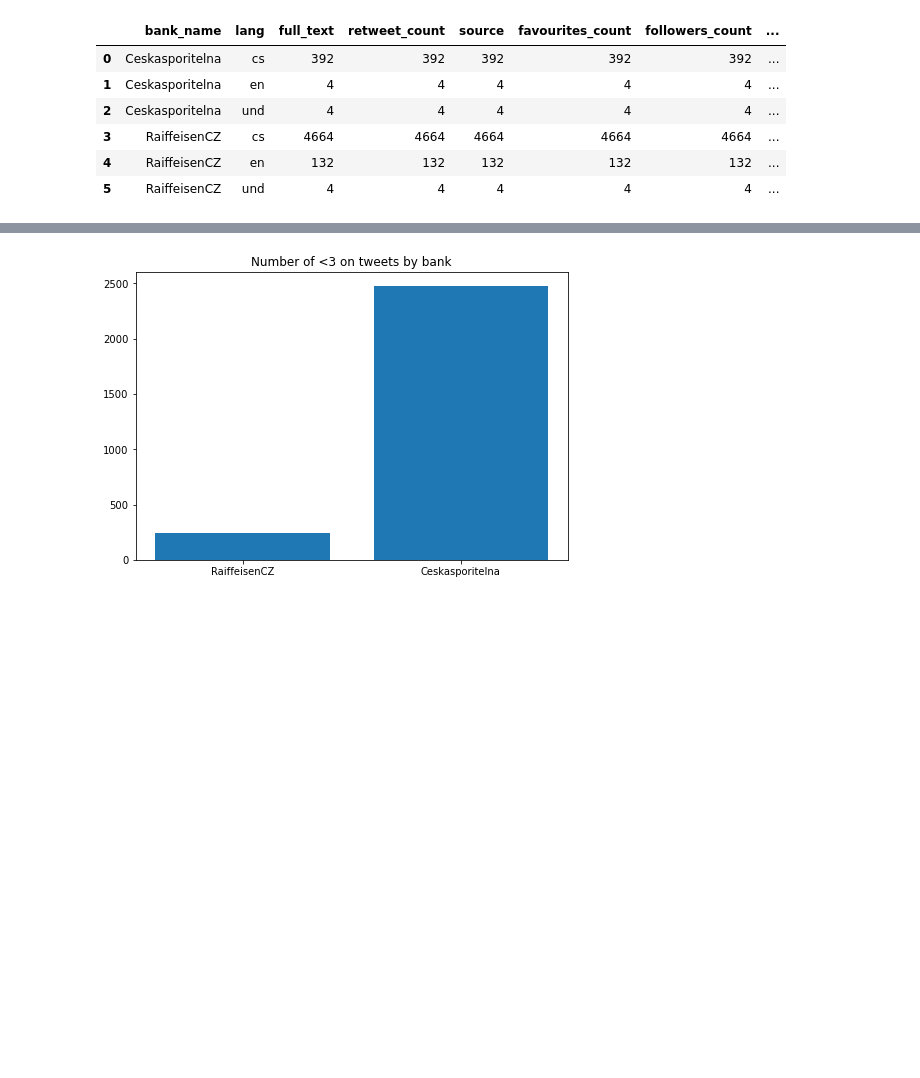
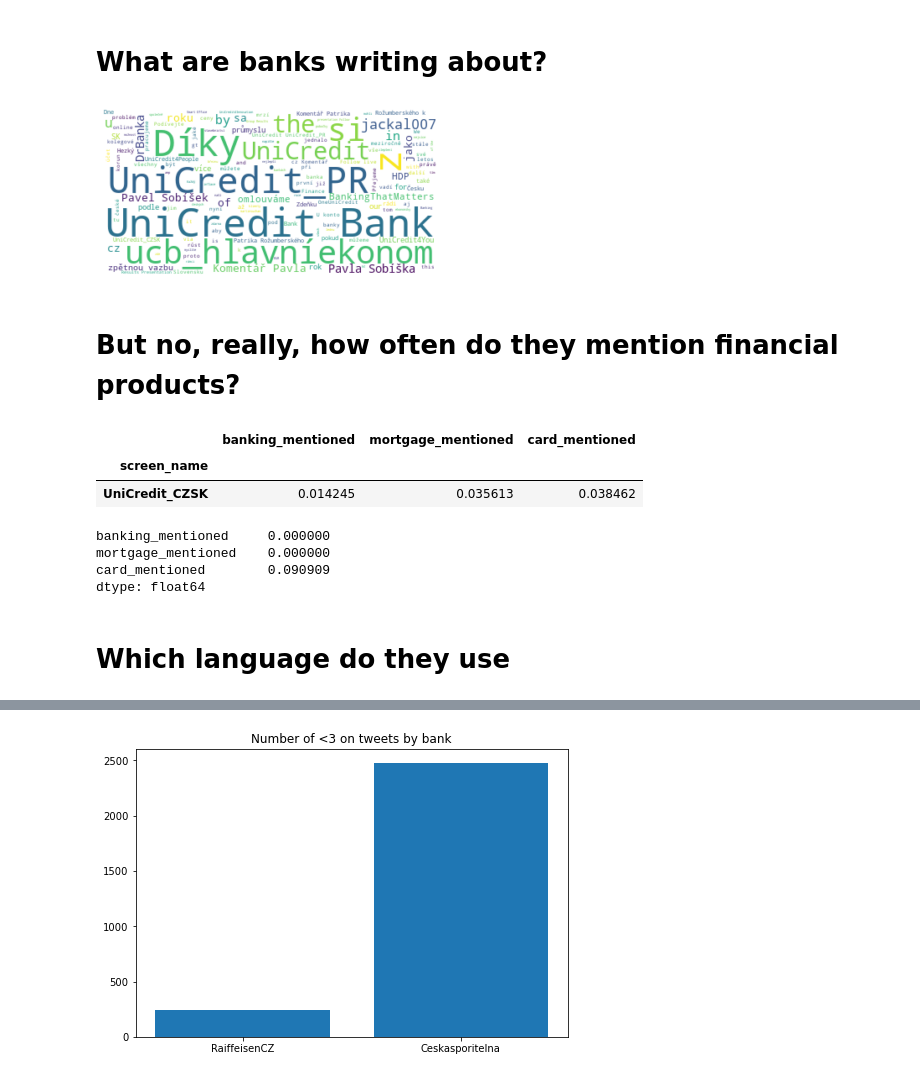
Before and after one commit to roman-ruzica/twitter_project_ruzica_zacharova, a Jupyter notebook: Analysis.ipynb, the cells around one changed output, grey strips where cells are left out. Cells and saved outputs as stored; diff of their text form; code cells hidden in the pictures; blank space fills up the shorter version.

```diff
--- a/Analysis.ipynb
+++ b/Analysis.ipynb
@@ -343,0 +32,24 @@ time_to_reply =
+# %%
+timeline = pd.read_csv("timeline.csv")
+mentions = pd.read_csv("mentions.csv")
+all_pd = timeline.rename({'screen_name':'bank_name'})
+# %% [markdown]
+# What are banks writing about?
+# %%
+czech_stopwords = stop_words.get_stop_words('czech', cache=True)
+text = " ".join(fulltext for fulltext in timeline.full_text)
+
+stopwords = set(czech_stopwords)
+stopwords.update(["s", "za", "se", "a", "to", "http", "https", "o", "i", "v", "t", "rt" ])
+
+# Generate a word cloud image
+wordcloud_banks = wordcloud.WordCloud(stopwords=stopwords, background_color="white").generate(text)
+
+# Display the generated image:
+plt.imshow(wordcloud_banks, interpolation='bilinear')
+plt.axis("off")
+plt.show()
+# %% [output]
+[figure, added]
+# %% [markdown]
+# But no, really, how often do they mention financial products?
@@ -344,12 +81,17 @@ time_to_reply =
+# %%
+timeline[["screen_name", "banking_mentioned", "mortgage_mentioned", "card_mentioned"]].groupby('screen_name').mean()
+# %% [output]
+|  | banking_mentioned | mortgage_mentioned | card_mentioned |
+| screen_name |  |  |  |
+| UniCredit_CZSK | 0.014245 | 0.035613 | 0.038462 |
+# %%
+mentions[[ "banking_mentioned", "mortgage_mentioned", "card_mentioned"]].mean()
+# %% [output]
+banking_mentioned     0.000000
+mortgage_mentioned    0.000000
+card_mentioned        0.090909
+dtype: float64
+# %% [markdown]
+# Which language do they use
 # %%
 lang = all_pd.groupby(["bank_name", "lang"]).count().reset_index()
-# %%
-lang
-# %% [output]
-|  | bank_name | lang | full_text | retweet_count | source | favourites_count | followers_count | ... |
-| 0 | Ceskasporitelna | cs | 392 | 392 | 392 | 392 | 392 | ... |
-| 1 | Ceskasporitelna | en | 4 | 4 | 4 | 4 | 4 | ... |
-| 2 | Ceskasporitelna | und | 4 | 4 | 4 | 4 | 4 | ... |
-| 3 | RaiffeisenCZ | cs | 4664 | 4664 | 4664 | 4664 | 4664 | ... |
-| 4 | RaiffeisenCZ | en | 132 | 132 | 132 | 132 | 132 | ... |
-| 5 | RaiffeisenCZ | und | 4 | 4 | 4 | 4 | 4 | ... |
```
Also changed, not shown: parts of 68 cells of this notebook, 11 other files.
